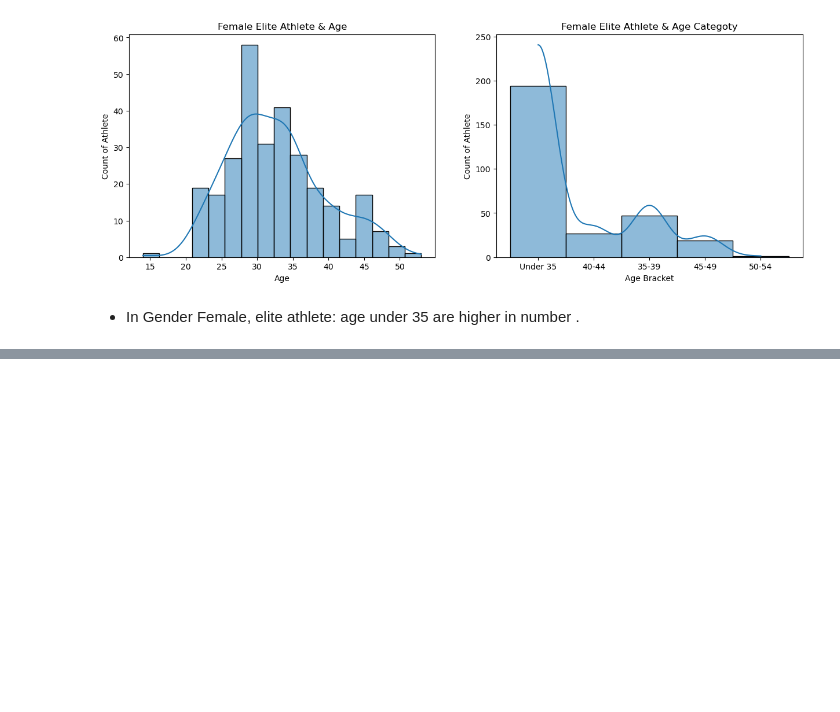
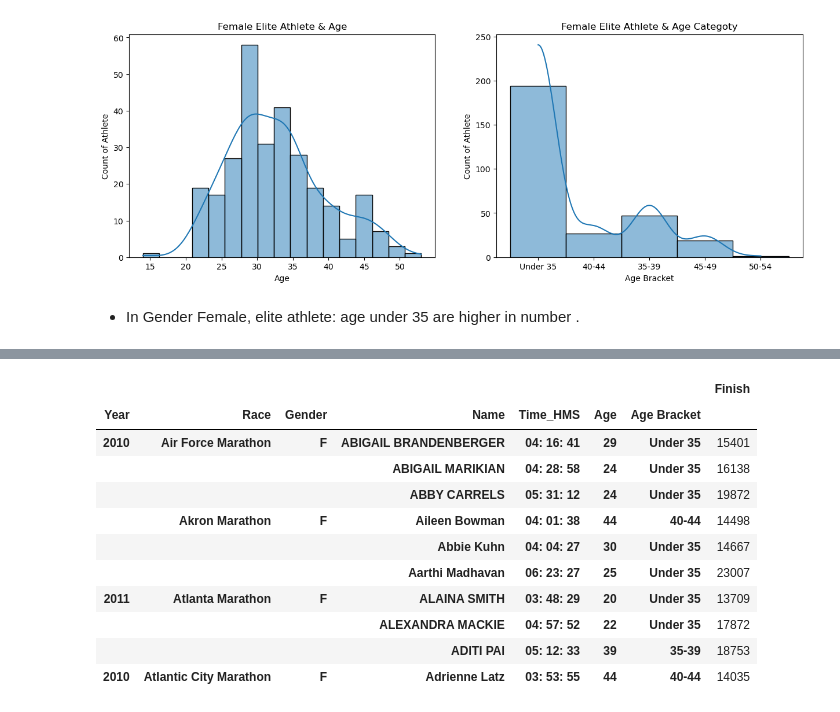
Before and after one commit to sagarbarge/Marathon_2010_to_2019_USA, a Jupyter notebook: Marathon_2010_2019_USA.ipynb, the cells around one changed output, grey strips where cells are left out. Cells and saved outputs as stored; diff of their text form; code cells hidden in the pictures; blank space fills up the shorter version.

```diff
--- a/Marathon_2010_2019_USA.ipynb
+++ b/Marathon_2010_2019_USA.ipynb
@@ -709,0 +716,3 @@ df_elite_gmi
+# %%
+top_marathon_time = pd.pivot_table(data=df_age_fil, index=['Year','Race', 'Gender','Name', 'Time_HMS', 'Age', 'Age Bracket'], values= 'Finish' )
+top_marathon_time.head()
@@ -709,0 +727,19 @@ df_elite_gmi
+# %%
+top_marathon_time_g =top_marathon_time.groupby('Race').head(3)
+
+# Sort the DataFrame by Year and Finish
+top_marathon_time_g_s= top_marathon_time_g.sort_values(by=['Race','Finish'])
+top_marathon_time_g_s.head(10)
+# %% [output]
+|  |  |  |  |  |  |  | Finish |
+| Year | Race | Gender | Name | Time_HMS | Age | Age Bracket |  |
+| 2010 | Air Force Marathon | F | ABIGAIL BRANDENBERGER | 04: 16: 41 | 29 | Under 35 | 15401 |
+|  |  |  | ABIGAIL MARIKIAN | 04: 28: 58 | 24 | Under 35 | 16138 |
+|  |  |  | ABBY CARRELS | 05: 31: 12 | 24 | Under 35 | 19872 |
+|  | Akron Marathon | F | Aileen Bowman | 04: 01: 38 | 44 | 40-44 | 14498 |
+|  |  |  | Abbie Kuhn | 04: 04: 27 | 30 | Under 35 | 14667 |
+|  |  |  | Aarthi Madhavan | 06: 23: 27 | 25 | Under 35 | 23007 |
+| 2011 | Atlanta Marathon | F | ALAINA SMITH | 03: 48: 29 | 20 | Under 35 | 13709 |
+|  |  |  | ALEXANDRA MACKIE | 04: 57: 52 | 22 | Under 35 | 17872 |
+|  |  |  | ADITI PAI | 05: 12: 33 | 39 | 35-39 | 18753 |
+| 2010 | Atlantic City Marathon | F | Adrienne Latz | 03: 53: 55 | 44 | 40-44 | 14035 |
```
Also changed, not shown: parts of 12 cells of this notebook.
